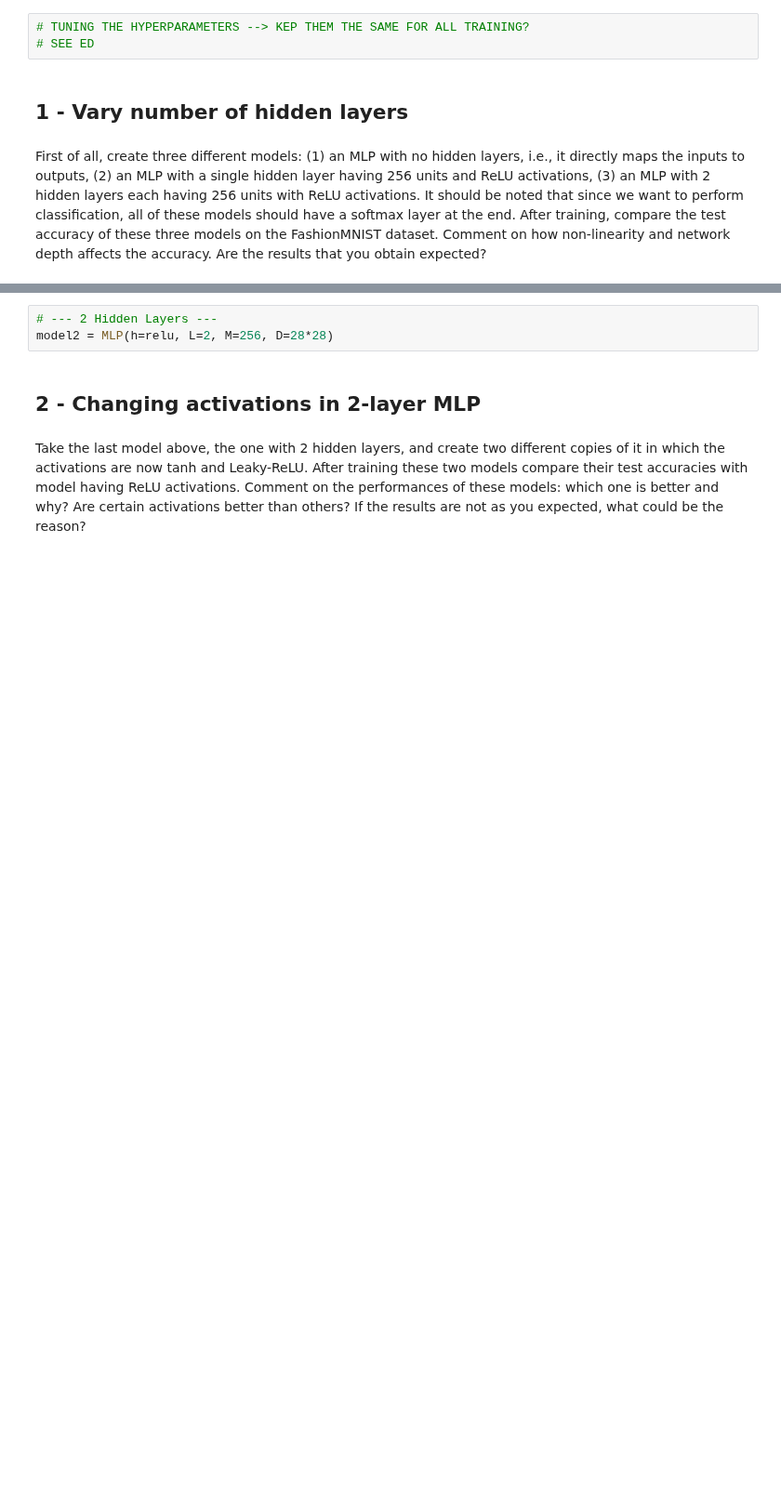
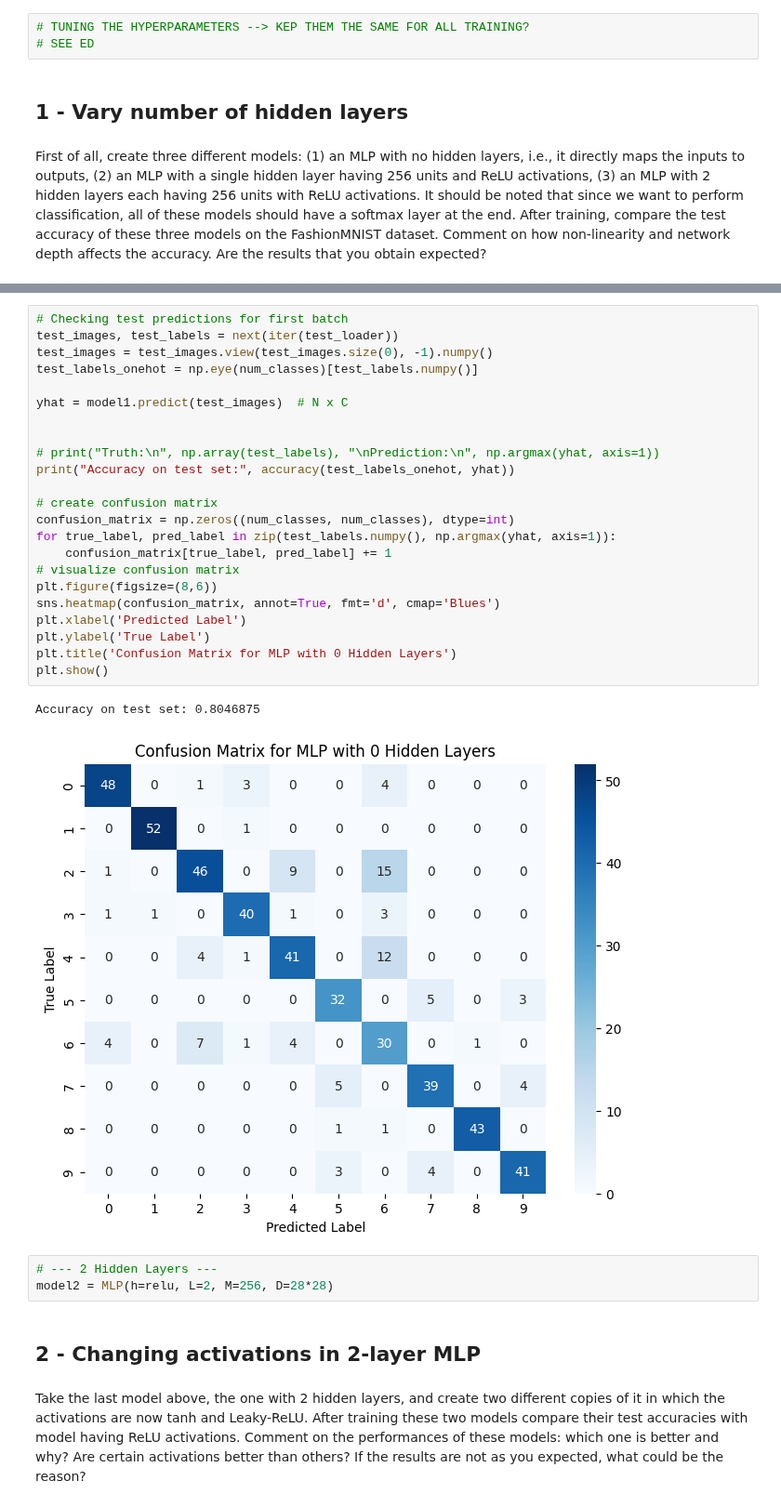
Before and after one commit to audrey352/COMP551, a Jupyter notebook: Assignment3/A3_notebook.ipynb, the cells around one changed output, grey strips where cells are left out. Shown at 93% size. Drawn from its saved outputs; the diff is of its cells as text; blank space fills up the shorter version.

```diff
--- a/Assignment3/A3_notebook.ipynb
+++ b/Assignment3/A3_notebook.ipynb
@@ -526,3 +572,29 @@ model1 = MLP(h=relu, L=1, M=256, D=28*28)
+# %%
+# Checking test predictions for first batch
+test_images, test_labels = next(iter(test_loader))
+test_images = test_images.view(test_images.size(0), -1).numpy()
+test_labels_onehot = np.eye(num_classes)[test_labels.numpy()]
+
+yhat = model1.predict(test_images)  # N x C
+
+
+# print("Truth:\n", np.array(test_labels), "\nPrediction:\n", np.argmax(yhat, axis=1))
+print("Accuracy on test set:", accuracy(test_labels_onehot, yhat))
+
+# create confusion matrix
+confusion_matrix = np.zeros((num_classes, num_classes), dtype=int)
+for true_label, pred_label in zip(test_labels.numpy(), np.argmax(yhat, axis=1)):
+    confusion_matrix[true_label, pred_label] += 1
+# visualize confusion matrix
+plt.figure(figsize=(8,6))
+sns.heatmap(confusion_matrix, annot=True, fmt='d', cmap='Blues')
+plt.xlabel('Predicted Label')
+plt.ylabel('True Label')
+plt.title('Confusion Matrix for MLP with 0 Hidden Layers')
+plt.show()
+# %% [output]
+Accuracy on test set: 0.8046875
+[figure, added]
 # %%
 # --- 2 Hidden Layers ---
 model2 = MLP(h=relu, L=2, M=256, D=28*28)
```
Also changed, not shown: parts of 8 cells of this notebook.
